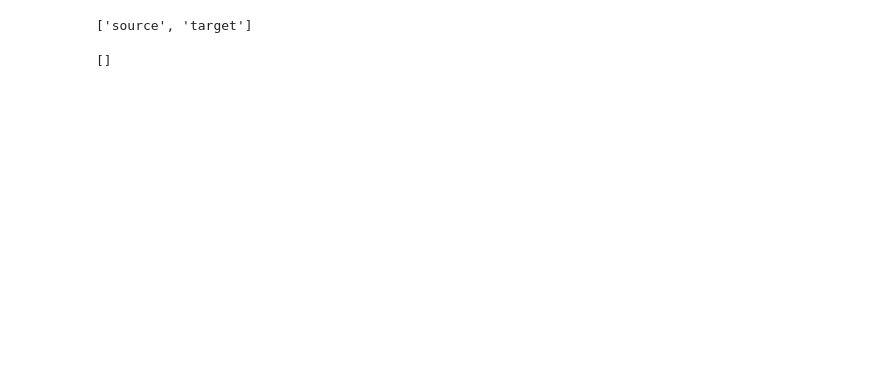
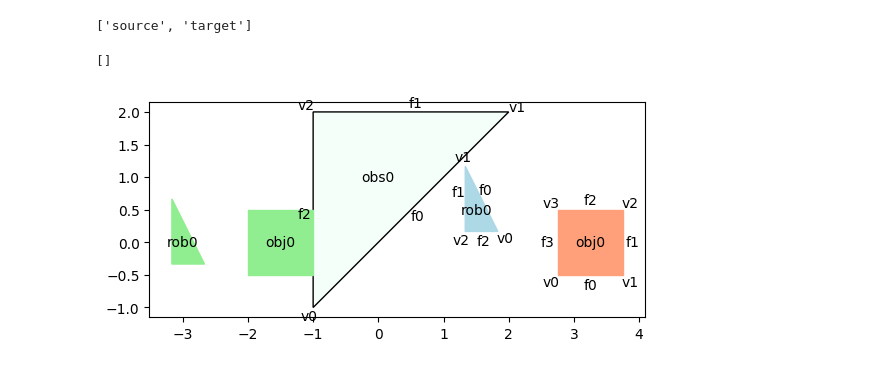
Before and after one commit to shaoyuancc/large_gcs, a Jupyter notebook: explorations/cg_neighbor_generator_exploration.ipynb, the cells around one changed output. Drawn from its saved outputs; the diff is of its cells as text; code cells hidden in the pictures; blank space fills up the shorter version.

Commit message:
incremental contact graph adjacent modes implemented

```diff
--- a/explorations/cg_neighbor_generator_exploration.ipynb
+++ b/explorations/cg_neighbor_generator_exploration.ipynb
@@ -58,3 +78,7 @@ cg.vertex_names
 cg.edge_keys
 # %% [output]
 []
+# %%
+cg.plot()
+# %% [output]
+[figure, added]
```
Also changed, not shown: parts of 2 cells of this notebook, 8 other files.
